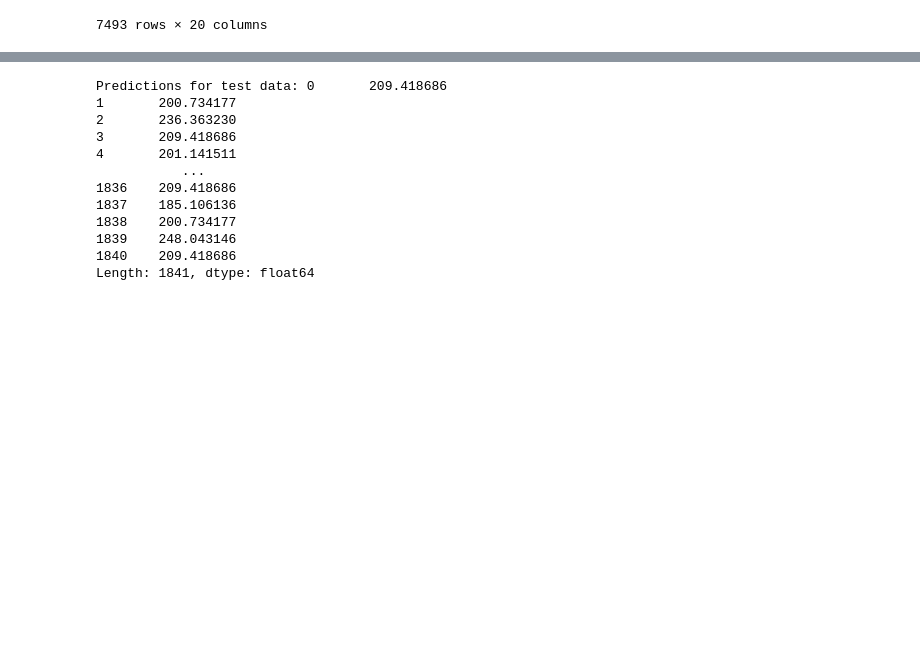
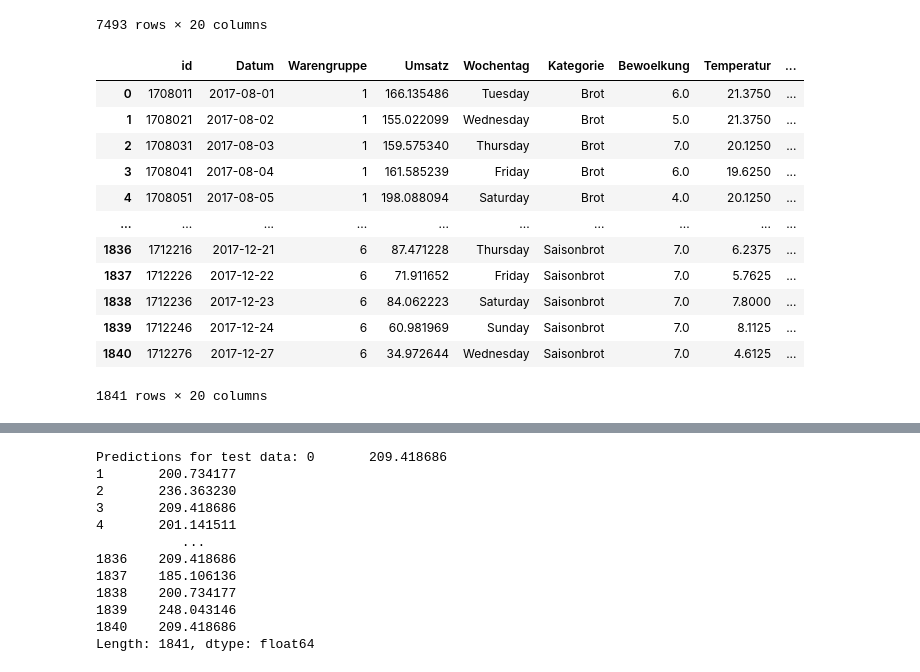
Before and after one commit to Heidikowski/Bakery-Project, a Jupyter notebook: 2_BaselineModel/baseline_model_v2.ipynb, the cells around one changed output, grey strips where cells are left out. Drawn from its saved outputs; the diff is of its cells as text; code cells hidden in the pictures; blank space fills up the shorter version.

```diff
--- a/2_BaselineModel/baseline_model_v2.ipynb
+++ b/2_BaselineModel/baseline_model_v2.ipynb
@@ -173,6 +173,22 @@ df_umsatz_train
 | 9276 | 1612276 | 2016-12-27 | 6 | 48.890718 | Tuesday | Saisonbrot | 6.0 | 8.2500 | ... |
 | 9277 | 1612296 | 2016-12-29 | 6 | 25.998220 | Thursday | Saisonbrot | 3.0 | 3.7500 | ... |
 7493 rows × 20 columns
+# %%
+df_umsatz_test
+# %% [output]
+|  | id | Datum | Warengruppe | Umsatz | Wochentag | Kategorie | Bewoelkung | Temperatur | ... |
+| 0 | 1708011 | 2017-08-01 | 1 | 166.135486 | Tuesday | Brot | 6.0 | 21.3750 | ... |
+| 1 | 1708021 | 2017-08-02 | 1 | 155.022099 | Wednesday | Brot | 5.0 | 21.3750 | ... |
+| 2 | 1708031 | 2017-08-03 | 1 | 159.575340 | Thursday | Brot | 7.0 | 20.1250 | ... |
+| 3 | 1708041 | 2017-08-04 | 1 | 161.585239 | Friday | Brot | 6.0 | 19.6250 | ... |
+| 4 | 1708051 | 2017-08-05 | 1 | 198.088094 | Saturday | Brot | 4.0 | 20.1250 | ... |
+| ... | ... | ... | ... | ... | ... | ... | ... | ... | ... |
+| 1836 | 1712216 | 2017-12-21 | 6 | 87.471228 | Thursday | Saisonbrot | 7.0 | 6.2375 | ... |
+| 1837 | 1712226 | 2017-12-22 | 6 | 71.911652 | Friday | Saisonbrot | 7.0 | 5.7625 | ... |
+| 1838 | 1712236 | 2017-12-23 | 6 | 84.062223 | Saturday | Saisonbrot | 7.0 | 7.8000 | ... |
+| 1839 | 1712246 | 2017-12-24 | 6 | 60.981969 | Sunday | Saisonbrot | 7.0 | 8.1125 | ... |
+| 1840 | 1712276 | 2017-12-27 | 6 | 34.972644 | Wednesday | Saisonbrot | 7.0 | 4.6125 | ... |
+1841 rows × 20 columns
 # %%
 # Add a constant term to the training data for the regression intercept
 X_train = sm.add_constant(df_umsatz_train[features])
```
Also changed, not shown: parts of 2 cells of this notebook, 1 other file.
